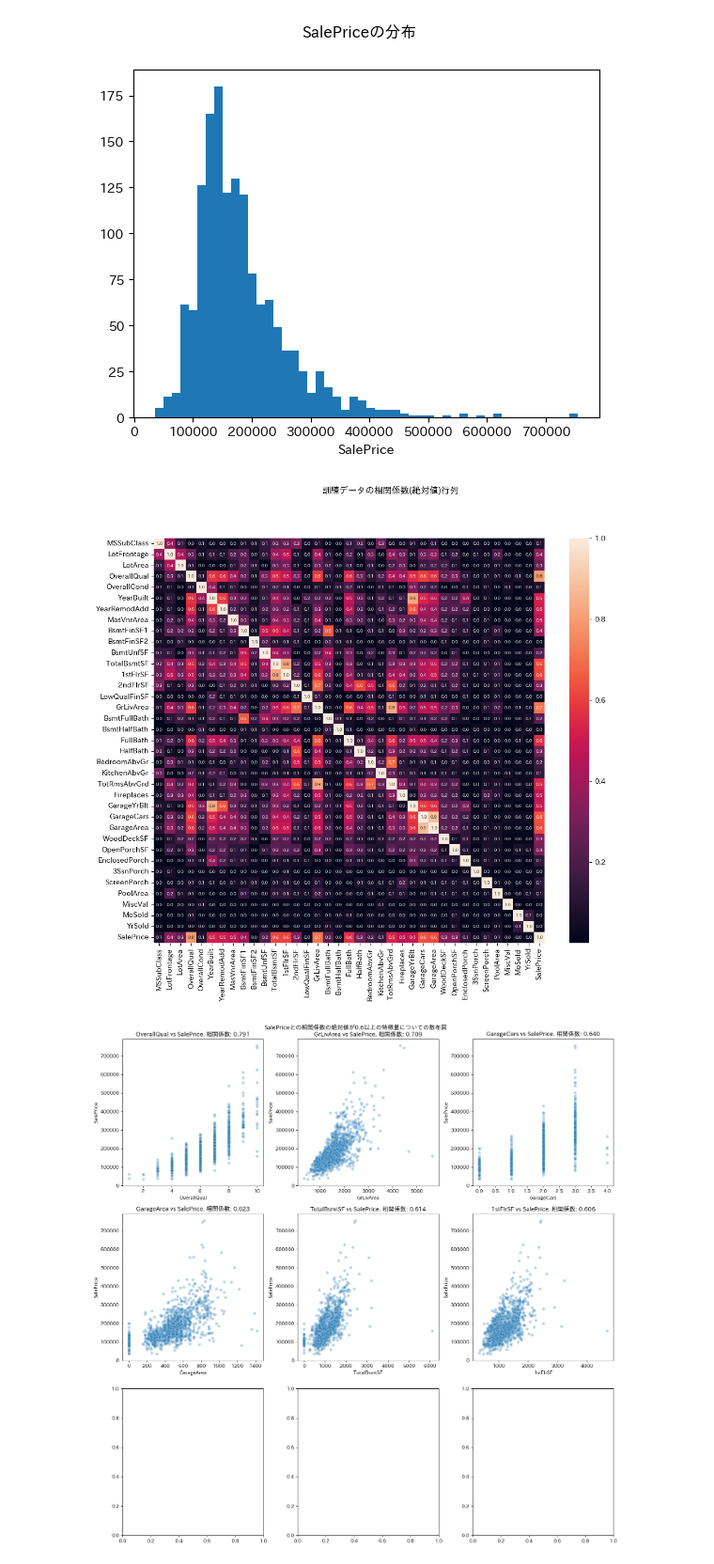
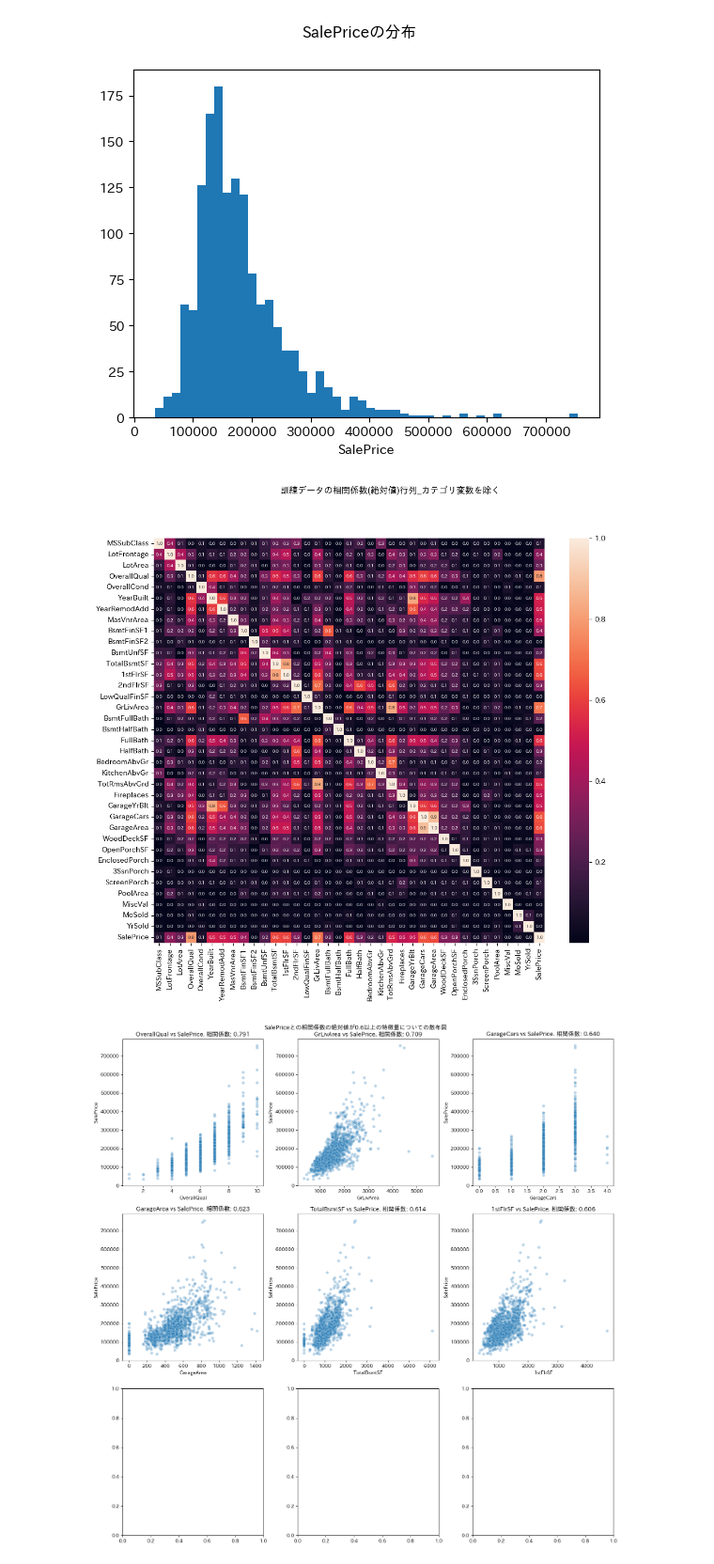
Before and after one commit to T0bbuT/kaggle_house_price, a Jupyter notebook: 再分析.ipynb, the cells around one changed output. Shown at 94% size. Saved outputs shown, nothing was run; the diff lists cells and outputs as text; code cells hidden in the pictures.

```diff
--- a/再分析.ipynb
+++ b/再分析.ipynb
@@ -100,17 +100,17 @@ Name: SalePrice, dtype: float64
 # %%
 corr_matrix = df_train.corr(numeric_only=True)
 """
     訓練データdf_trainの相関係数行列
     corr_matrix = df_train.corr(numeric_only=True)
 """
 
 plt.figure(figsize=(12, 10))
 sns.heatmap(abs(corr_matrix), annot=True, fmt=".1f", annot_kws={"fontsize": 6})
 
-plt.suptitle("訓練データの相関係数(絶対値)行列")
+plt.suptitle("訓練データの相関係数(絶対値)行列_カテゴリ変数を除く")
 plt.show()
 # %% [output]
-[figure, old version]
+[figure, new version]
 # %%
 threshold = 0.6
 high_corr_cols = (
```
Also changed, not shown: parts of 4 cells of this notebook, 3 other files.
